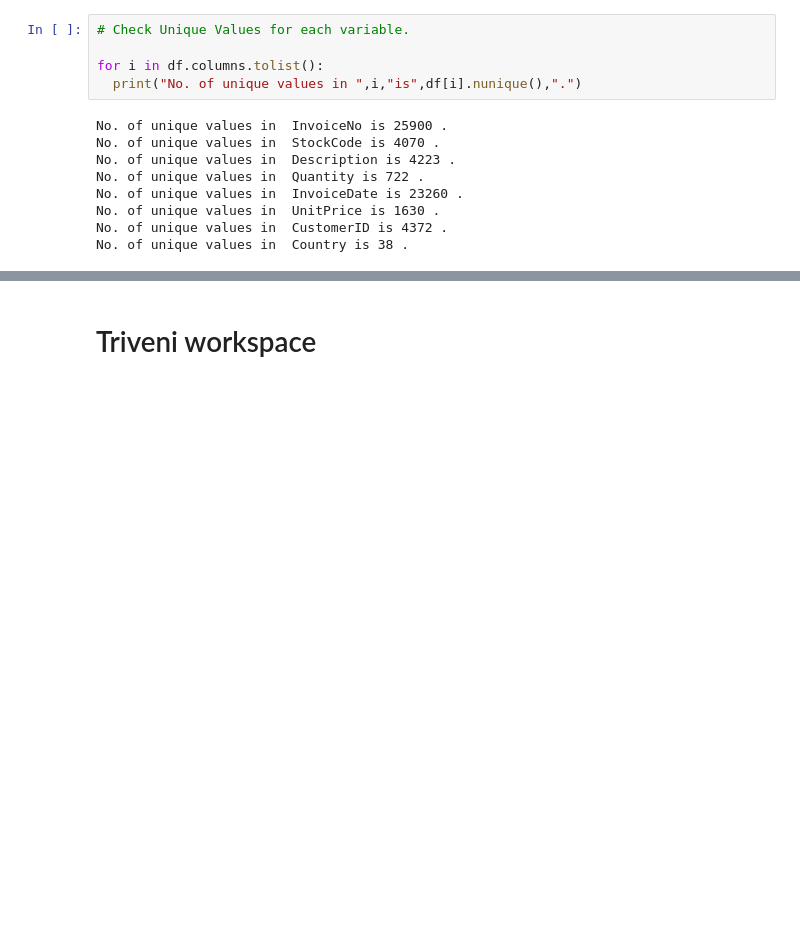
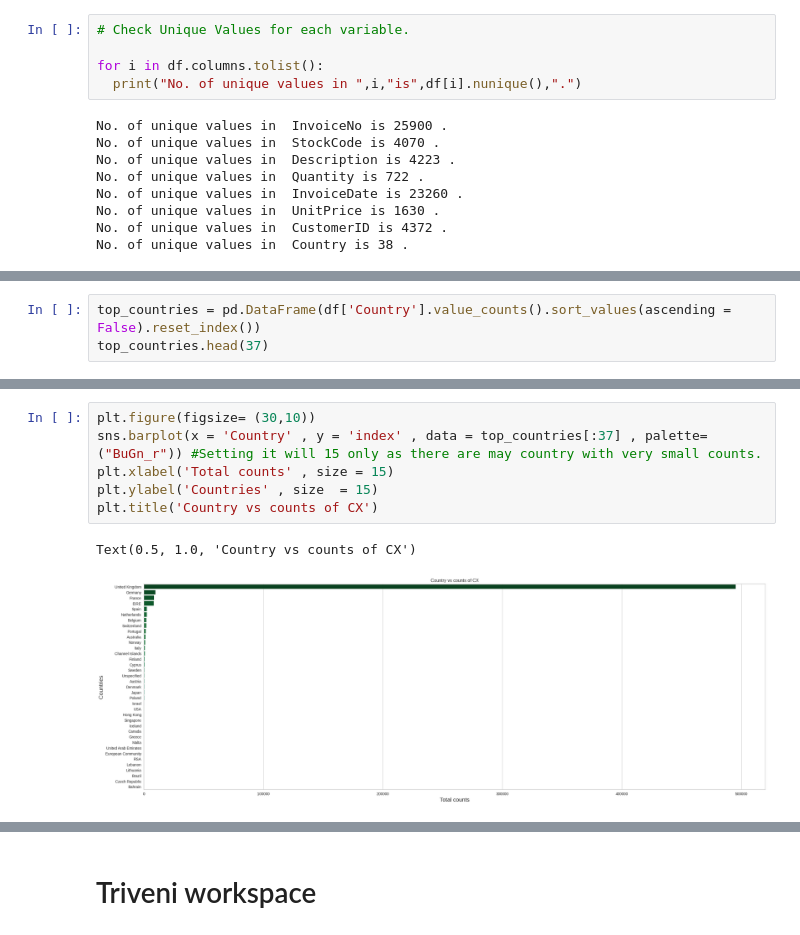
Before and after one commit to LeemojiReddy/online-retail-customer-segmentation, a Jupyter notebook: orcs.ipynb, the cells around one changed output, grey strips where cells are left out. Drawn from its saved outputs; the diff is of its cells as text; blank space fills up the shorter version.

```diff
--- a/orcs.ipynb
+++ b/orcs.ipynb
@@ -224,0 +278,3 @@ print(num_features)
+# %%
+top_countries = pd.DataFrame(df['Country'].value_counts().sort_values(ascending = False).reset_index())
+top_countries.head(37)
@@ -224,0 +299,9 @@ print(num_features)
+# %%
+plt.figure(figsize= (30,10))
+sns.barplot(x = 'Country' , y = 'index' , data = top_countries[:37] , palette=("BuGn_r")) #Setting it will 15 only as there are may country with very small counts.
+plt.xlabel('Total counts' , size = 15)
+plt.ylabel('Countries' , size  = 15)
+plt.title('Country vs counts of CX')
+# %% [output]
+Text(0.5, 1.0, 'Country vs counts of CX')
+[figure, added]
```
Also changed, not shown: parts of 23 cells of this notebook.
